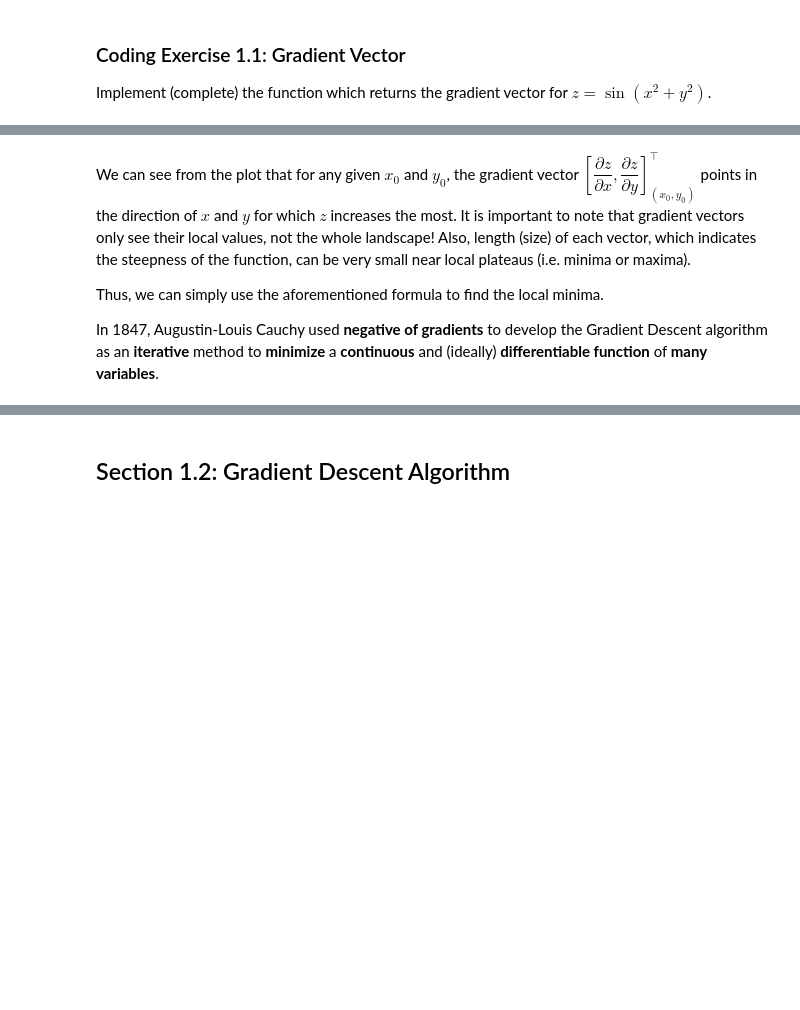
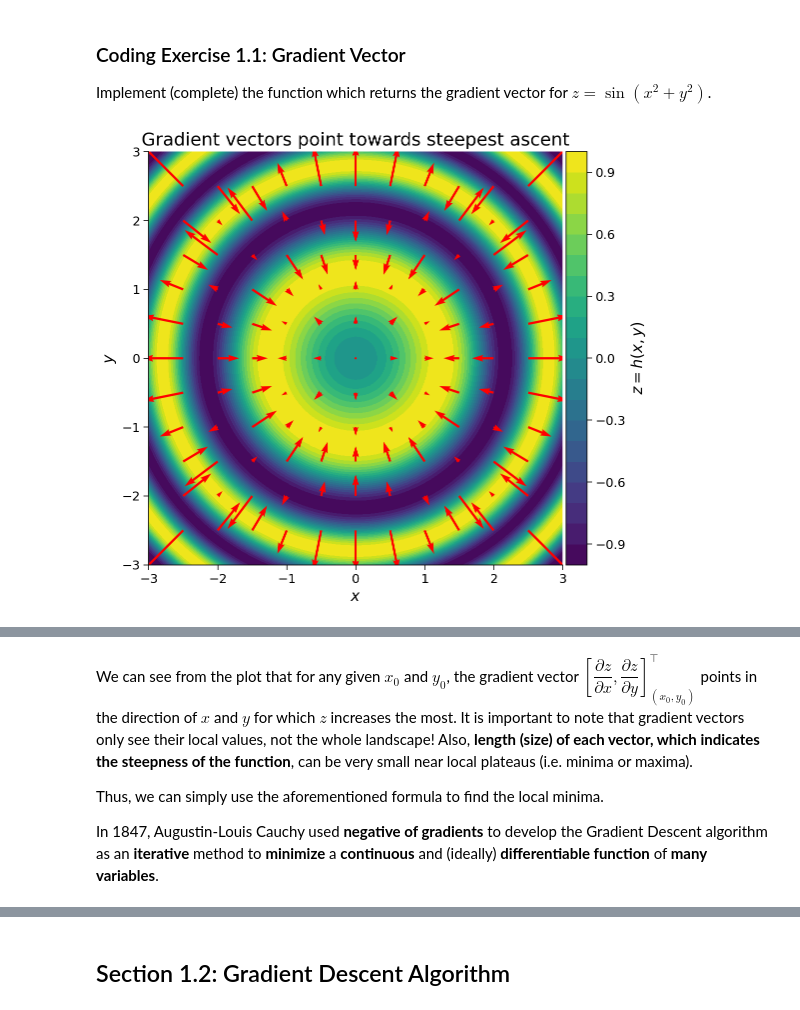
Before and after one commit to WeiShaoD/Deep_learning, a Jupyter notebook: tutorials/W1D2_LinearDeepLearning/student/W1D2_Tutorial1.ipynb, the cells around one changed output, grey strips where cells are left out. Saved outputs shown, nothing was run; the diff lists cells and outputs as text; code cells hidden in the pictures; blank space fills up the shorter version.

```diff
--- a/tutorials/W1D2_LinearDeepLearning/student/W1D2_Tutorial1.ipynb
+++ b/tutorials/W1D2_LinearDeepLearning/student/W1D2_Tutorial1.ipynb
@@ -367,37 +378,39 @@ def fun_z(x, y):
       sin(x^2 + y^2)
   """
   z = np.sin(x**2 + y**2)
   return z
 
 
 def fun_dz(x, y):
   """
   Implements function sin(x^2 + y^2)
 
   Args:
     x: (float, np.ndarray)
       Variable x
     y: (float, np.ndarray)
       Variable y
 
   Returns:
     Tuple of gradient vector for sin(x^2 + y^2)
   """
   #################################################
   ## Implement the function which returns gradient vector
   ## Complete the partial derivatives dz_dx and dz_dy
   # Complete the function and remove or comment the line below
-  raise NotImplementedError("Gradient function `fun_dz`")
+  #raise NotImplementedError("Gradient function `fun_dz`")
   #################################################
-  dz_dx = ...
-  dz_dy = ...
+  dz_dx = 2 * x * np.cos(x**2 + y**2)
+  dz_dy = 2 * y * np.cos(x**2 + y**2)
   return (dz_dx, dz_dy)
 
 # Add event to airtable
 atform.add_event('Coding Exercise 1.1: Gradient Vector')
 
 ## Uncomment to run
-# ex1_plot(fun_z, fun_dz)
+ex1_plot(fun_z, fun_dz)
+# %% [output]
+[figure, added]
 # %% [markdown]
 [*Click for solution*](https://github.com/NeuromatchAcademy/course-content-dl/tree/main//tutorials/W1D2_LinearDeepLearning/solutions/W1D2_Tutorial1_Solution_115a15ba.py)
 
@@ -405,7 +418,7 @@ atform.add_event('Coding Exercise 1.1: Gradient Vector')
 
 <img alt='Solution hint' align='left' width=1120.0 height=976.0 src=https://raw.githubusercontent.com/NeuromatchAcademy/course-content-dl/main/tutorials/W1D2_LinearDeepLearning/static/W1D2_Tutorial1_Solution_115a15ba_0.png>
 # %% [markdown]
-We can see from the plot that for any given $x_0$ and $y_0$, the gradient vector $\left[ \dfrac{\partial z}{\partial x}, \dfrac{\partial z}{\partial y}\right]^{\top}_{(x_0, y_0)}$ points in the direction of $x$ and $y$ for which $z$ increases the most. It is important to note that gradient vectors only see their local values, not the whole landscape! Also, length (size) of each vector, which indicates the steepness of the function, can be very small near local plateaus (i.e. minima or maxima).
+We can see from the plot that for any given $x_0$ and $y_0$, the gradient vector $\left[ \dfrac{\partial z}{\partial x}, \dfrac{\partial z}{\partial y}\right]^{\top}_{(x_0, y_0)}$ points in the direction of $x$ and $y$ for which $z$ increases the most. It is important to note that gradient vectors only see their local values, not the whole landscape! Also, **length (size) of each vector, which indicates the steepness of the function**, can be very small near local plateaus (i.e. minima or maxima).
 
 Thus, we can simply use the aforementioned formula to find the local minima.
 
```
Also changed, not shown: parts of 18 cells of this notebook.
